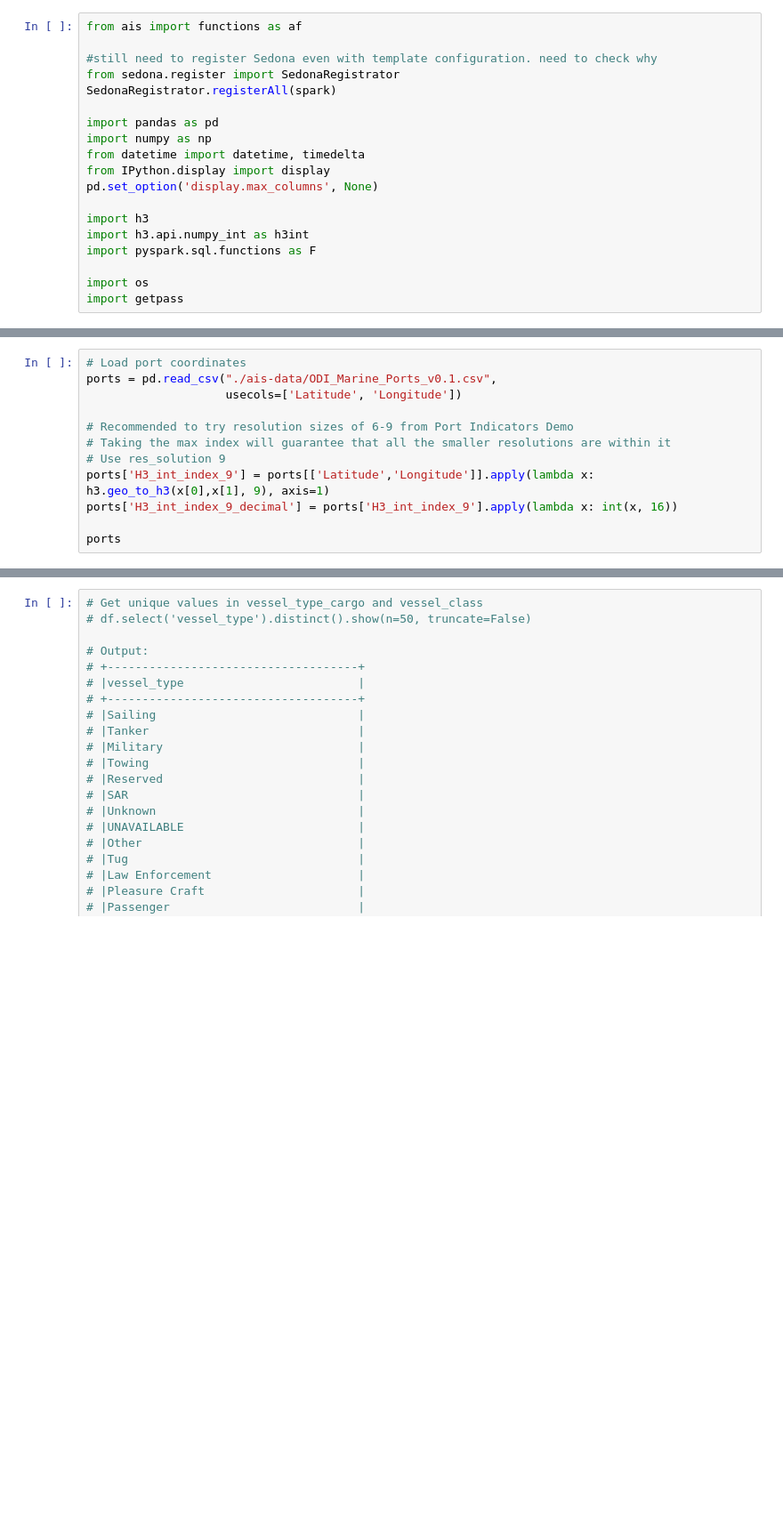
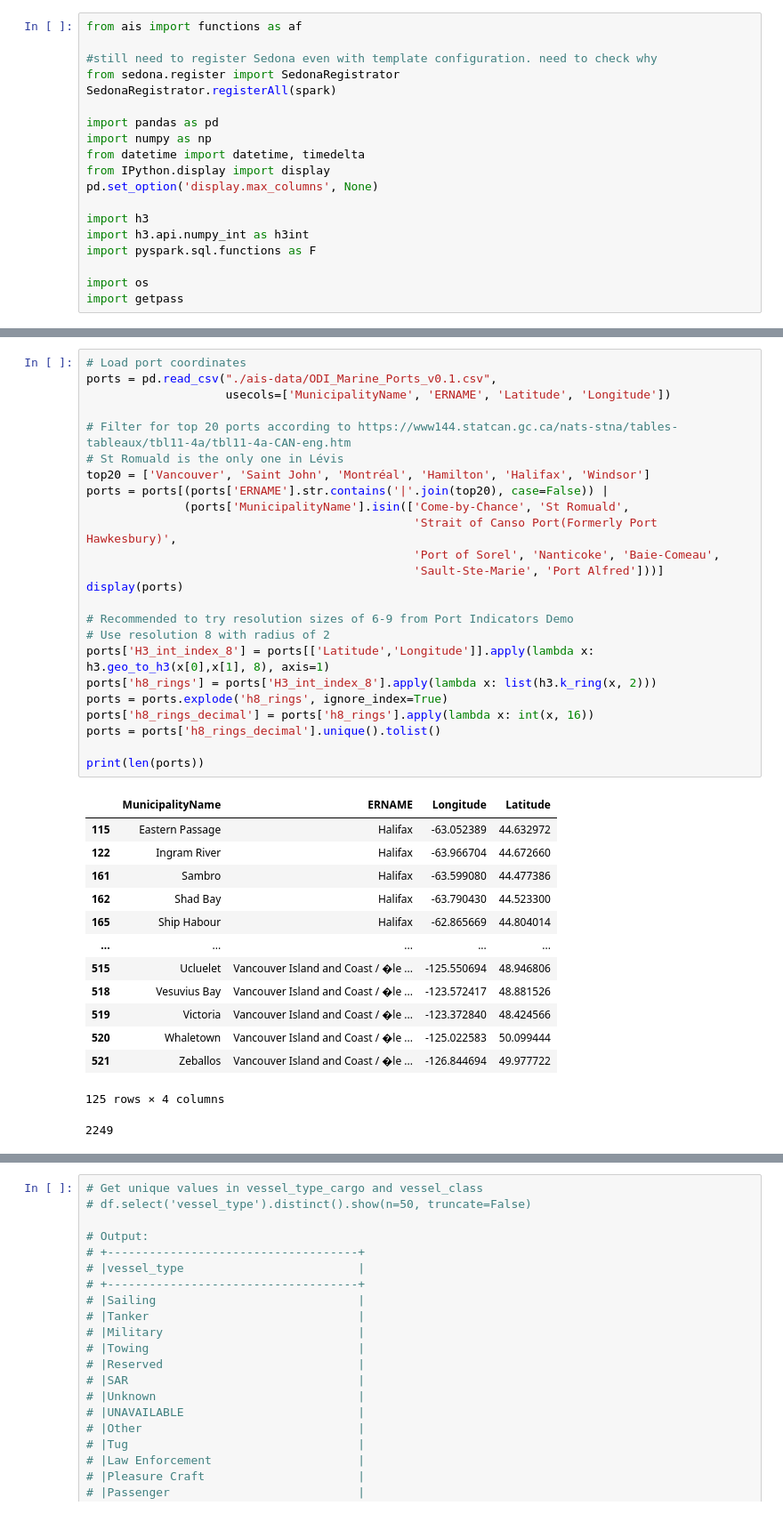
Before and after one commit to JeromeBlanchet/ais-data, a Jupyter notebook: export_data.ipynb, the cells around one changed output, grey strips where cells are left out. Shown: that part at 89% size. Saved outputs shown, nothing was run; the diff lists cells and outputs as text; blank space fills up the shorter version.

```diff
--- a/export_data.ipynb
+++ b/export_data.ipynb
@@ -51,15 +54,42 @@ except:
 # %%
 # Load port coordinates
 ports = pd.read_csv("./ais-data/ODI_Marine_Ports_v0.1.csv",
-                    usecols=['Latitude', 'Longitude'])
+                    usecols=['MunicipalityName', 'ERNAME', 'Latitude', 'Longitude'])
+
+# Filter for top 20 ports according to https://www144.statcan.gc.ca/nats-stna/tables-tableaux/tbl11-4a/tbl11-4a-CAN-eng.htm
+# St Romuald is the only one in Lévis
+top20 = ['Vancouver', 'Saint John', 'Montréal', 'Hamilton', 'Halifax', 'Windsor']
+ports = ports[(ports['ERNAME'].str.contains('|'.join(top20), case=False)) |
+              (ports['MunicipalityName'].isin(['Come-by-Chance', 'St Romuald',
+                                               'Strait of Canso Port(Formerly Port Hawkesbury)',
+                                               'Port of Sorel', 'Nanticoke', 'Baie-Comeau',
+                                               'Sault-Ste-Marie', 'Port Alfred']))]
+display(ports)
 
 # Recommended to try resolution sizes of 6-9 from Port Indicators Demo
-# Taking the max index will guarantee that all the smaller resolutions are within it
-# Use res_solution 9
-ports['H3_int_index_9'] = ports[['Latitude','Longitude']].apply(lambda x: h3.geo_to_h3(x[0],x[1], 9), axis=1)
-ports['H3_int_index_9_decimal'] = ports['H3_int_index_9'].apply(lambda x: int(x, 16))
+# Use resolution 8 with radius of 2
+ports['H3_int_index_8'] = ports[['Latitude','Longitude']].apply(lambda x: h3.geo_to_h3(x[0],x[1], 8), axis=1)
+ports['h8_rings'] = ports['H3_int_index_8'].apply(lambda x: list(h3.k_ring(x, 2)))
+ports = ports.explode('h8_rings', ignore_index=True)
+ports['h8_rings_decimal'] = ports['h8_rings'].apply(lambda x: int(x, 16))
+ports = ports['h8_rings_decimal'].unique().tolist()
 
-ports
+print(len(ports))
+# %% [output]
+|  | MunicipalityName | ERNAME | Longitude | Latitude |
+| 115 | Eastern Passage | Halifax | -63.052389 | 44.632972 |
+| 122 | Ingram River | Halifax | -63.966704 | 44.672660 |
+| 161 | Sambro | Halifax | -63.599080 | 44.477386 |
+| 162 | Shad Bay | Halifax | -63.790430 | 44.523300 |
+| 165 | Ship Habour | Halifax | -62.865669 | 44.804014 |
+| ... | ... | ... | ... | ... |
+| 515 | Ucluelet | Vancouver Island and Coast / �le ... | -125.550694 | 48.946806 |
+| 518 | Vesuvius Bay | Vancouver Island and Coast / �le ... | -123.572417 | 48.881526 |
+| 519 | Victoria | Vancouver Island and Coast / �le ... | -123.372840 | 48.424566 |
+| 520 | Whaletown | Vancouver Island and Coast / �le ... | -125.022583 | 50.099444 |
+| 521 | Zeballos | Vancouver Island and Coast / �le ... | -126.844694 | 49.977722 |
+125 rows × 4 columns
+2249
 # %%
 %%time
 # Get data from earliest date to 2022-08-01
```
Also changed, not shown: parts of 9 cells of this notebook, 40 other files.
